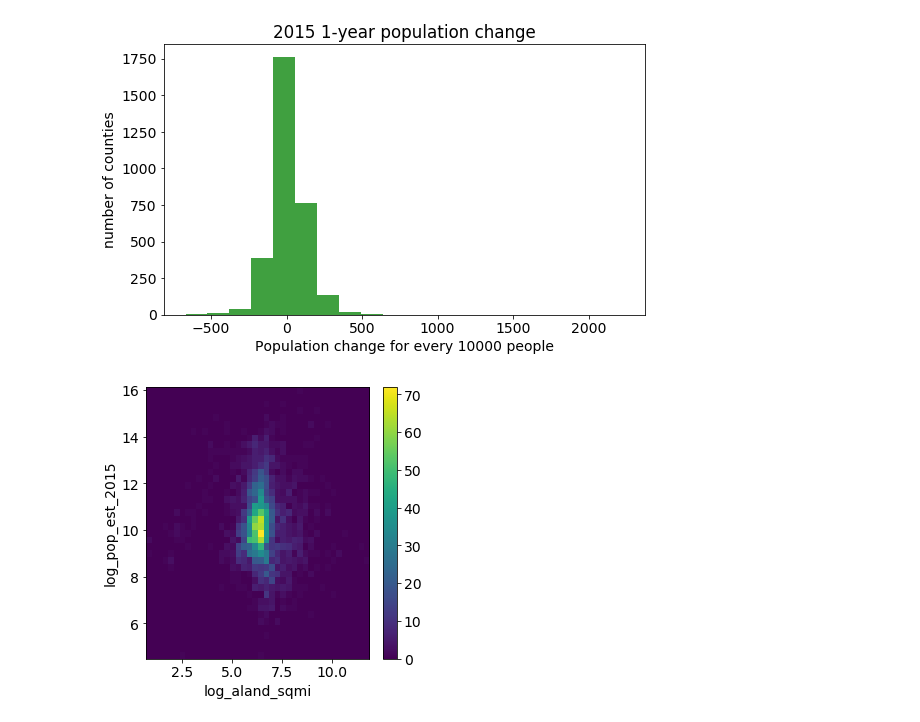
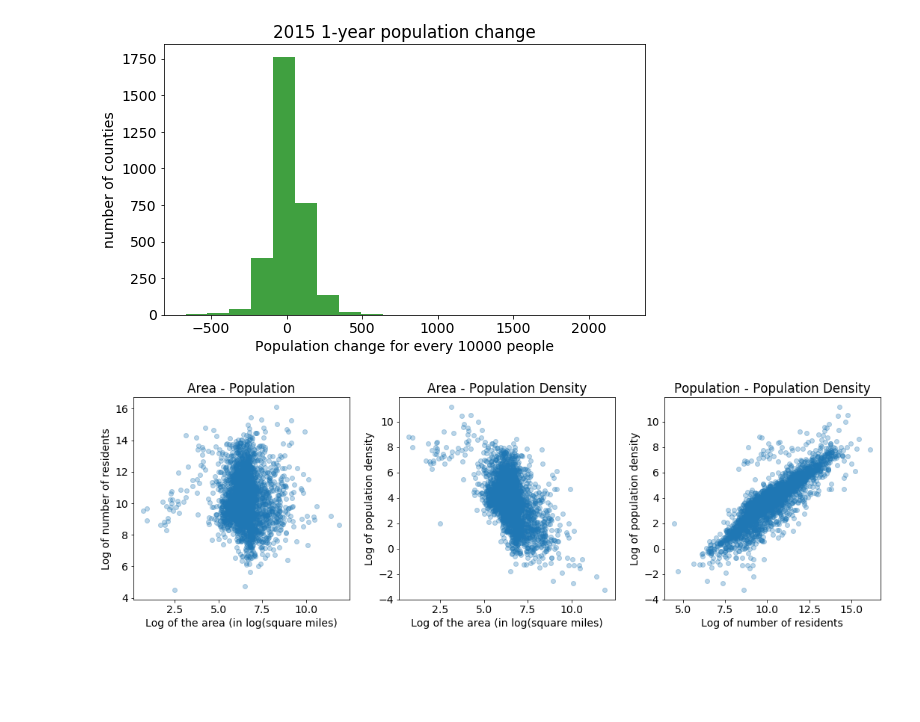
Before and after one commit to arilib/temp, a Jupyter notebook: src/eda_on_2015_pop_and_area_csv.ipynb, the cells around one changed output. Cells and saved outputs as stored; diff of their text form; code cells hidden in the pictures; blank space fills up the shorter version.

```diff
--- a/src/eda_on_2015_pop_and_area_csv.ipynb
+++ b/src/eda_on_2015_pop_and_area_csv.ipynb
@@ -130,24 +130,3 @@ ax0.set_xlabel('Population change for every 10000 people')
 fig.tight_layout()
 # %% [output]
 [figure]
-# %%
-fig = plt.figure(figsize=(5, 5))
-
-# ax0 = fig.add_subplot(1,1,1)
-# ax0.hist(df['pop_ch_10000_2015'], 20, facecolor='green', alpha=0.75)
-# ax0.set_title('2015 1-year population change')
-# ax0.set_ylabel('number of counties')
-# ax0.set_xlabel('Population change for every 10000 people')
-
-x = df['log_aland_sqmi']
-y = df['log_pop_est_2015']
-
-
-plt.hist2d(x, y, bins=40);
-plt.ylabel('log_pop_est_2015')
-plt.xlabel('log_aland_sqmi')
-plt.colorbar();
-
-plt.show()
-# %% [output]
-[figure, removed]
@@ -155,0 +133,26 @@ df['pop_ch_10000_2015'].
+# %%
+x = df['log_aland_sqmi']
+y = df['log_pop_est_2015']
+z = df['log_pop_den_2015']
+
+fig, (ax0, ax1, ax2) = plt.subplots(ncols=3, figsize=(15, 5))
+
+ax0.scatter(x, y, alpha=0.3);
+ax0.set_title('Area - Population')
+ax0.set_xlabel('Log of the area (in log(square miles)')
+ax0.set_ylabel('Log of number of residents')
+
+ax1.scatter(x, z, alpha=0.3);
+ax1.set_title('Area - Population Density')
+ax1.set_xlabel('Log of the area (in log(square miles)')
+ax1.set_ylabel('Log of population density')
+
+ax2.scatter(y, z, alpha=0.3);
+ax2.set_title('Population - Population Density')
+ax2.set_xlabel('Log of number of residents')
+ax2.set_ylabel('Log of population density')
+
+plt.savefig('../figures/area_pop_dens_scatters.png')
+fig.tight_layout()
+# %% [output]
+[figure, added]
```
Also changed, not shown: parts of 2 cells of this notebook, 2 other files.
